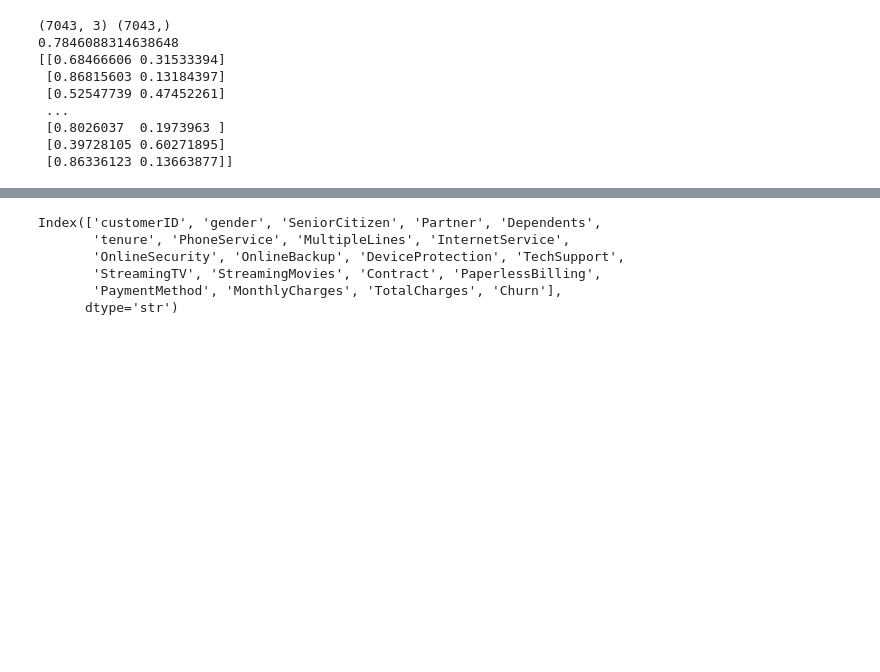
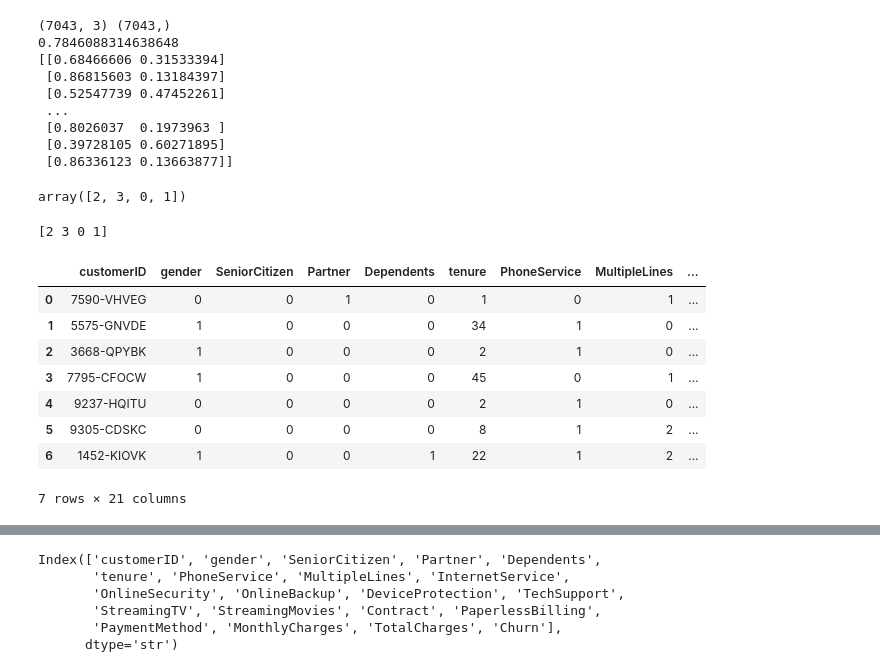
Before and after one commit to Sidik0001/Application-of-AI, a Jupyter notebook: AI.ipynb, the cells around one changed output, grey strips where cells are left out. Saved outputs shown, nothing was run; the diff lists cells and outputs as text; code cells hidden in the pictures; blank space fills up the shorter version.

```diff
--- a/AI.ipynb
+++ b/AI.ipynb
@@ -165,5 +165,9 @@ summary
   'PaymentMethod'],
  'Continuous': ['tenure', 'MonthlyCharges', 'TotalCharges']}
 # %%
-df1 = df.copy()
+df1 = df.copy(deep=True)
 df1 = df1.drop(columns=['customerID'])
+to_change = binary + non_binary
+to_change.remove('Churn')
+to_change.remove('customerID')
+to_change
@@ -262,3 +283,29 @@ print(y_pred_proba)
  [0.8026037  0.1973963 ]
  [0.39728105 0.60271895]
  [0.86336123 0.13663877]]
+# %%
+from sklearn.preprocessing import LabelEncoder
+le = LabelEncoder()
+df['PaymentMethod'] = le.fit_transform(df['PaymentMethod'])
+df['PaymentMethod'].unique()
+# %% [output]
+array([2, 3, 0, 1])
+# %%
+df2 = df.copy(deep=True)
+
+for c in to_change:
+    df2[c] = le.fit_transform(df2[c]) # Alphabetical order for encoding
+
+print(df2['PaymentMethod'].unique())
+df2.head(7)
+# %% [output]
+[2 3 0 1]
+|  | customerID | gender | SeniorCitizen | Partner | Dependents | tenure | PhoneService | MultipleLines | ... |
+| 0 | 7590-VHVEG | 0 | 0 | 1 | 0 | 1 | 0 | 1 | ... |
+| 1 | 5575-GNVDE | 1 | 0 | 0 | 0 | 34 | 1 | 0 | ... |
+| 2 | 3668-QPYBK | 1 | 0 | 0 | 0 | 2 | 1 | 0 | ... |
+| 3 | 7795-CFOCW | 1 | 0 | 0 | 0 | 45 | 0 | 1 | ... |
+| 4 | 9237-HQITU | 0 | 0 | 0 | 0 | 2 | 1 | 0 | ... |
+| 5 | 9305-CDSKC | 0 | 0 | 0 | 0 | 8 | 1 | 2 | ... |
+| 6 | 1452-KIOVK | 1 | 0 | 0 | 1 | 22 | 1 | 2 | ... |
+7 rows × 21 columns
```
Also changed, not shown: parts of 12 cells of this notebook.
